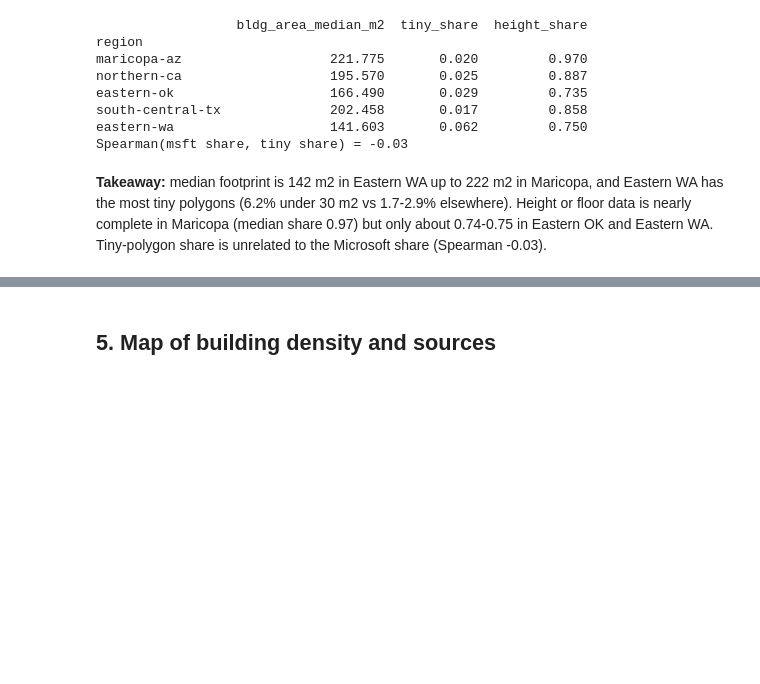
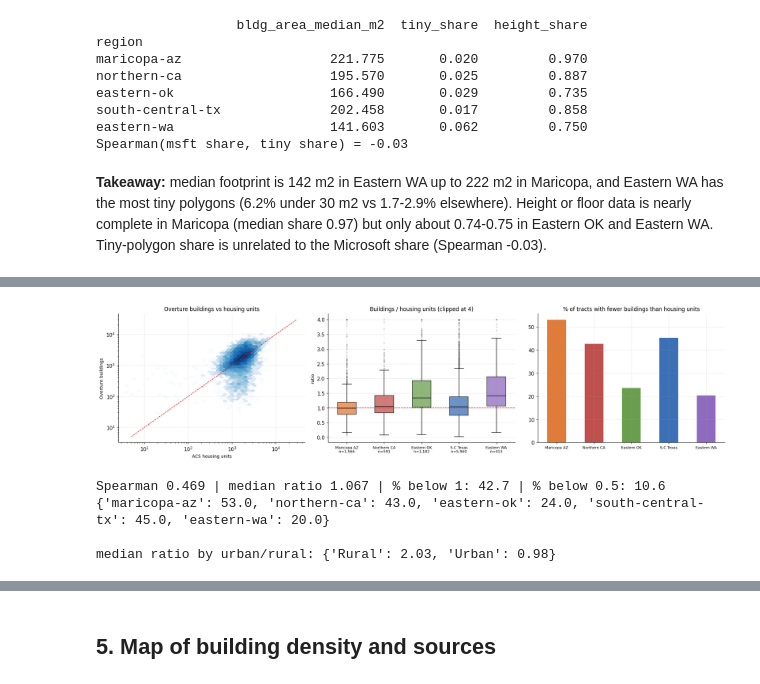
Before and after one commit to Nick-2908/MapEquityChallenge, a Jupyter notebook: eda/04_buildings.ipynb, the cells around one changed output, grey strips where cells are left out. Cells and saved outputs as stored; diff of their text form; code cells hidden in the pictures; blank space fills up the shorter version.

```diff
--- a/eda/04_buildings.ipynb
+++ b/eda/04_buildings.ipynb
@@ -107,9 +103,0 @@ A building gap is only possible where Overture has *fewer* buildings than a refe
-# %%
-ref = {"housing_units": "ACS housing units", "usfs_BuildingCount_sum": "USFS building count", "carbonplan_buildings": "CarbonPlan building count"}
-fig, ax = plt.subplots(2, 3, figsize=(18, 9)); rows = []
-for j, (c, nm) in enumerate(ref.items()):
-    d = df[(df[c] > 0) & (df.bldg_n > 0)]; ax[0, j].hexbin(d[c], d.bldg_n, gridsize=45, xscale="log", yscale="log", cmap="Blues", mincnt=1, bins="log"); ax[0, j].plot([5, 3e4], [5, 3e4], "r--", lw=1); ax[0, j].set(xlabel=nm, ylabel="Overture buildings", title=f"Overture vs {nm}")
-    ratio = (d.bldg_n / d[c]); dd = d.assign(ratio=ratio.clip(upper=4)); box_by_region(ax[1, j], "ratio", data=dd, title=f"Overture / {nm} (clipped at 4)"); ax[1, j].axhline(1, color="r", ls="--", lw=1)
-    rows.append((nm, stats.spearmanr(d[c], d.bldg_n)[0], ratio.median(), (ratio < 1).mean() * 100, (ratio < .5).mean() * 100))
-plt.tight_layout(); plt.show(); print(pd.DataFrame(rows, columns=["reference", "Spearman", "median ratio", "% tracts ratio < 1", "% ratio < 0.5"]).round(3).to_string(index=False))
-sh = pd.DataFrame({nm: df[df[c] > 0].groupby("region").apply(lambda g, c=c: (g.bldg_n / g[c] < 1).mean() * 100) for c, nm in ref.items()}).reindex(REG); print("\n% of tracts with ratio < 1, by region:"); print(sh.round(0).to_string())
@@ -132,0 +107,12 @@ eastern-wa                     20.0                  3.0                       6
+# %%
+d = df[(df.housing_units > 0) & (df.bldg_n > 0)].copy(); d["ratio"] = d.bldg_n / d.housing_units
+fig, ax = plt.subplots(1, 3, figsize=(18, 4.6)); ax[0].hexbin(d.housing_units, d.bldg_n, gridsize=45, xscale="log", yscale="log", cmap="Blues", mincnt=1, bins="log"); ax[0].plot([5, 3e4], [5, 3e4], "r--", lw=1); ax[0].set(xlabel="ACS housing units", ylabel="Overture buildings", title="Overture buildings vs housing units")
+box_by_region(ax[1], "ratio", data=d.assign(ratio=d.ratio.clip(upper=4)), title="Buildings / housing units (clipped at 4)"); ax[1].axhline(1, color="r", ls="--", lw=1)
+sh = d.groupby("region").ratio.apply(lambda s: (s < 1).mean() * 100).reindex(REG); sh.plot.bar(ax=ax[2], rot=0, color=[COL[r] for r in REG]); ax[2].set_xticklabels([NAME[r] for r in REG], fontsize=7.5); ax[2].set_title("% of tracts with fewer buildings than housing units"); ax[2].set_xlabel("")
+plt.tight_layout(); plt.show(); print(f"Spearman {stats.spearmanr(d.housing_units, d.bldg_n)[0]:.3f} | median ratio {d.ratio.median():.3f} | % below 1: {(d.ratio < 1).mean() * 100:.1f} | % below 0.5: {(d.ratio < .5).mean() * 100:.1f}"); print((sh).round(0).to_dict()); print("\nmedian ratio by urban/rural:", d.groupby("ur_class").ratio.median().round(2).to_dict())
+# %% [output]
+[figure, added]
+Spearman 0.469 | median ratio 1.067 | % below 1: 42.7 | % below 0.5: 10.6
+{'maricopa-az': 53.0, 'northern-ca': 43.0, 'eastern-ok': 24.0, 'south-central-tx': 45.0, 'eastern-wa': 20.0}
+
+median ratio by urban/rural: {'Rural': 2.03, 'Urban': 0.98}
```
Also changed, not shown: parts of 6 cells of this notebook, 14 other files.
